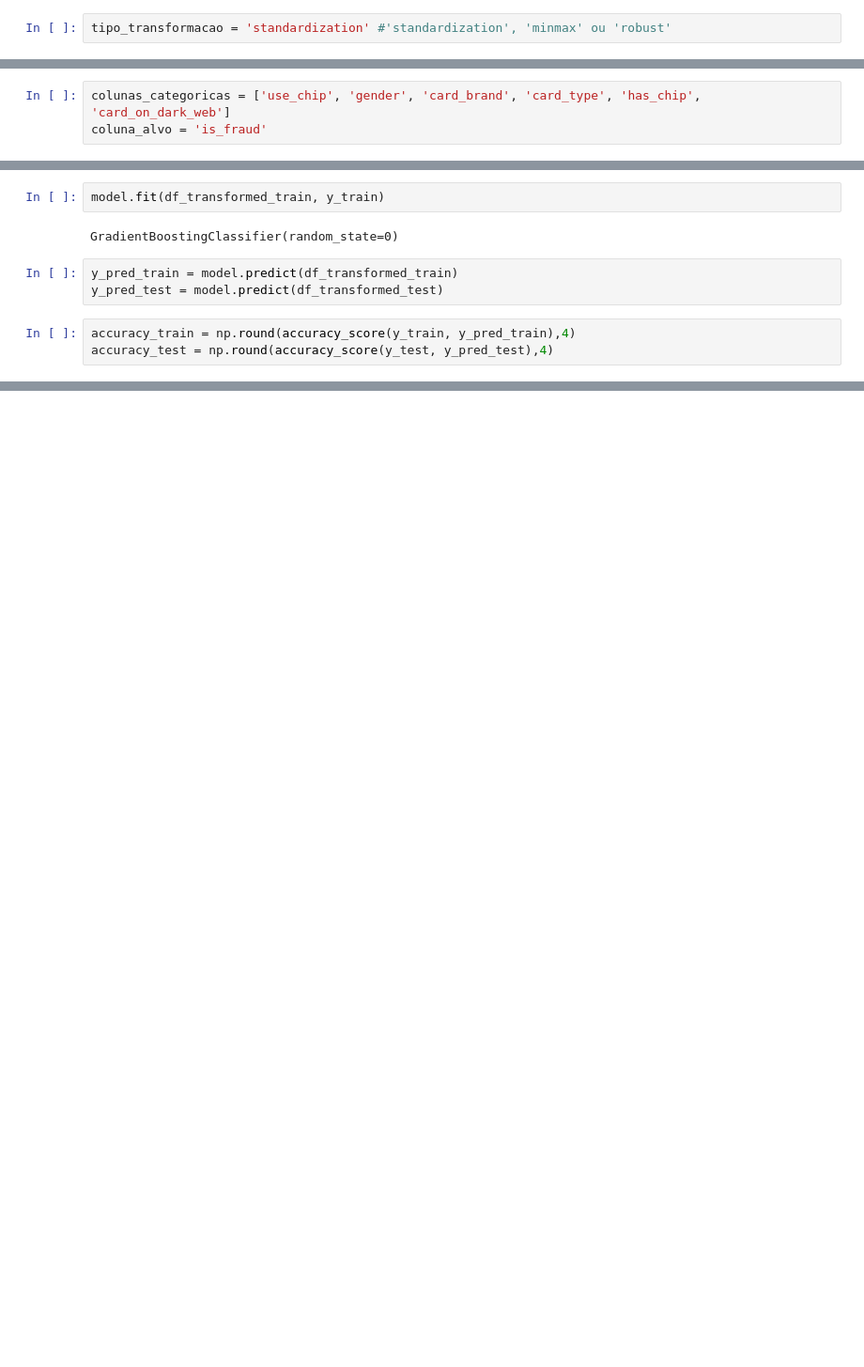
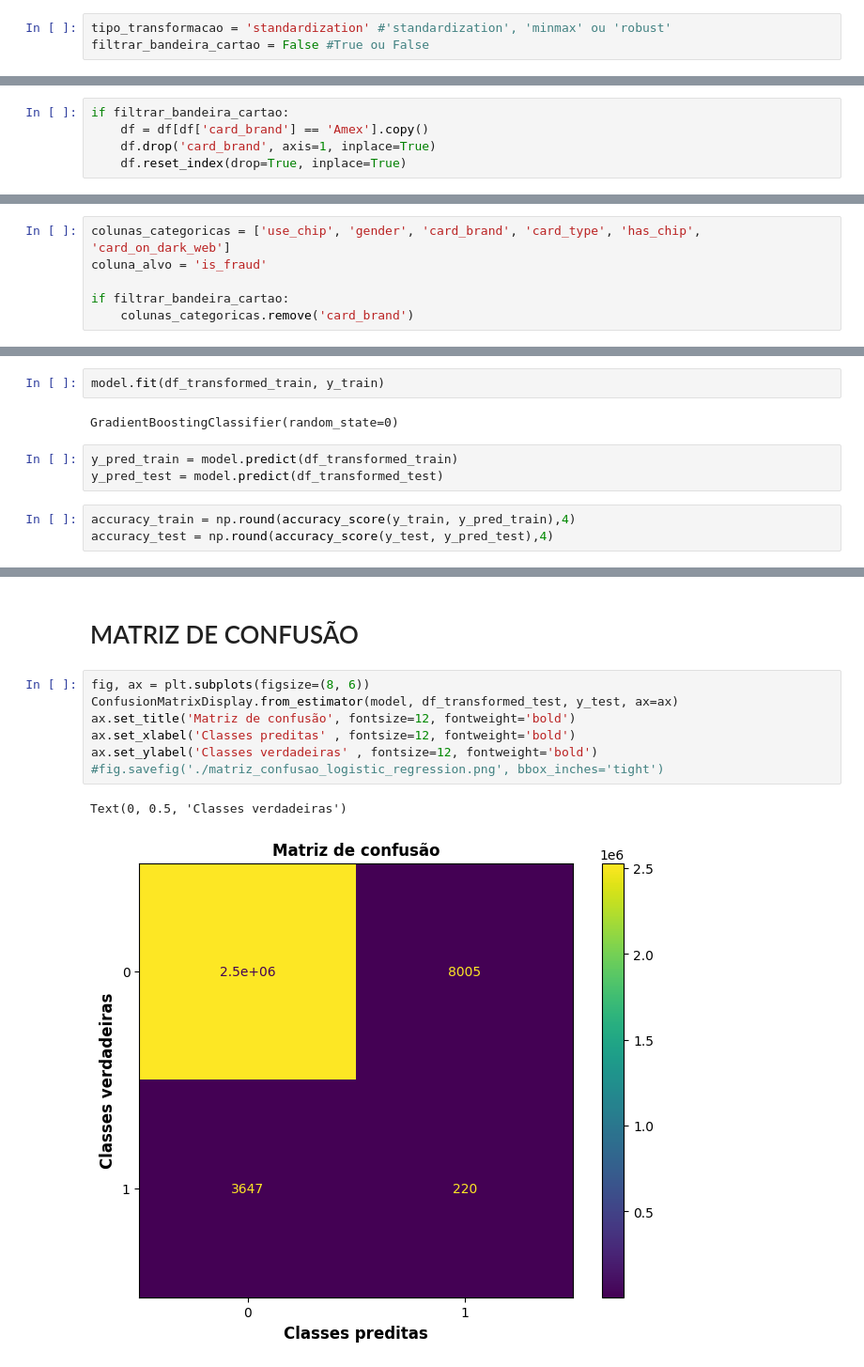
Before and after one commit to thiago2608santana/trees-ensembles, a Jupyter notebook: main.ipynb, the cells around one changed output, grey strips where cells are left out. Shown at 94% size. Cells and saved outputs as stored; diff of their text form; blank space fills up the shorter version.

Commit message:
Inclusao de filtro para bandeiras de cartao. Inclusao de novos modelos de ml. Inclusao de metricas como roc, precision, recall, accuracy, f1 e confusion matrix

```diff
--- a/main.ipynb
+++ b/main.ipynb
@@ -14,5 +17,6 @@ from sklearn.metrics import accuracy_score, confusion_matrix, classification_rep
 # %%
 tipo_transformacao = 'standardization' #'standardization', 'minmax' ou 'robust'
+filtrar_bandeira_cartao = False #True ou False
 # %%
 pd.set_option('display.max_columns', None)
 #pd.set_option('display.max_rows', None)
@@ -255,0 +280,5 @@ df.shape
+# %%
+if filtrar_bandeira_cartao:
+    df = df[df['card_brand'] == 'Amex'].copy()
+    df.drop('card_brand', axis=1, inplace=True)
+    df.reset_index(drop=True, inplace=True)
@@ -317,6 +355,9 @@ memory usage: 1.1+ GB
 # %%
 colunas_categoricas = ['use_chip', 'gender', 'card_brand', 'card_type', 'has_chip', 'card_on_dark_web']
 coluna_alvo = 'is_fraud'
+
+if filtrar_bandeira_cartao:
+    colunas_categoricas.remove('card_brand')
 # %% [markdown]
 # Pairplot
 # %%
@@ -469,0 +527,12 @@ R2 no conjunto de teste: 0.9954
+# %% [markdown]
+# MATRIZ DE CONFUSÃO
+# %%
+fig, ax = plt.subplots(figsize=(8, 6))
+ConfusionMatrixDisplay.from_estimator(model, df_transformed_test, y_test, ax=ax)
+ax.set_title('Matriz de confusão', fontsize=12, fontweight='bold')
+ax.set_xlabel('Classes preditas' , fontsize=12, fontweight='bold')
+ax.set_ylabel('Classes verdadeiras' , fontsize=12, fontweight='bold')
+#fig.savefig('./matriz_confusao_logistic_regression.png', bbox_inches='tight')
+# %% [output]
+Text(0, 0.5, 'Classes verdadeiras')
+[figure, added]
```
Also changed, not shown: parts of 12 cells of this notebook.
